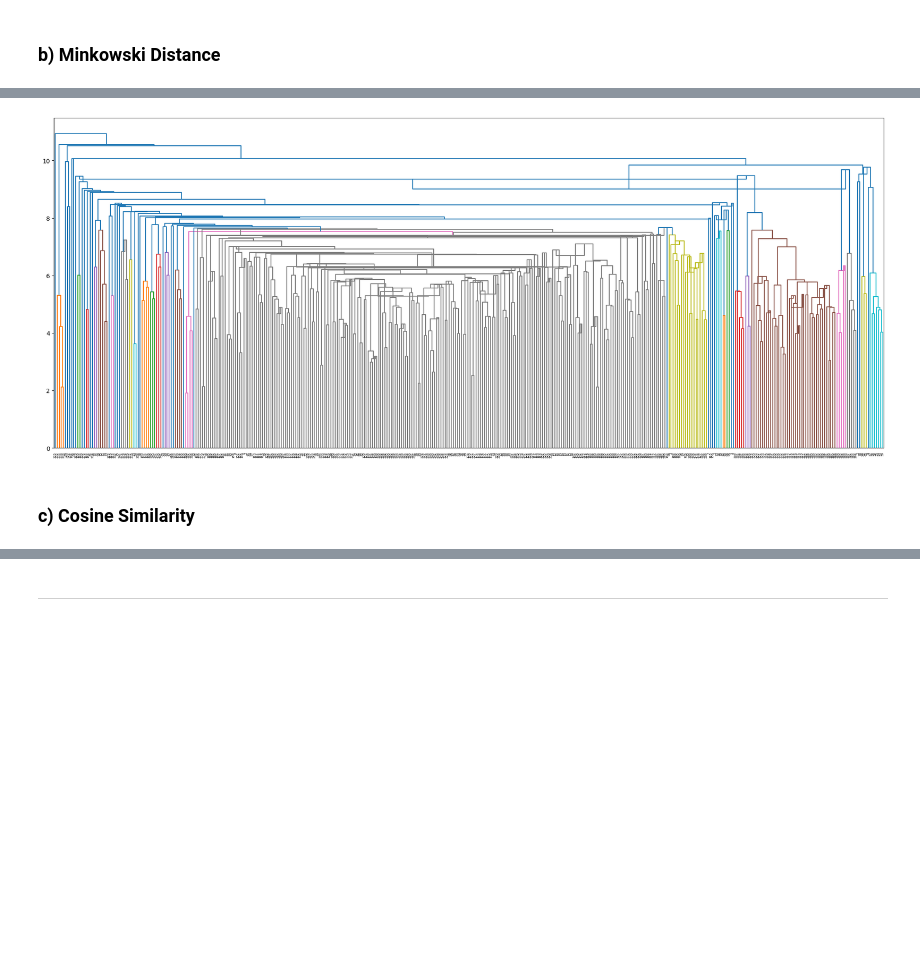
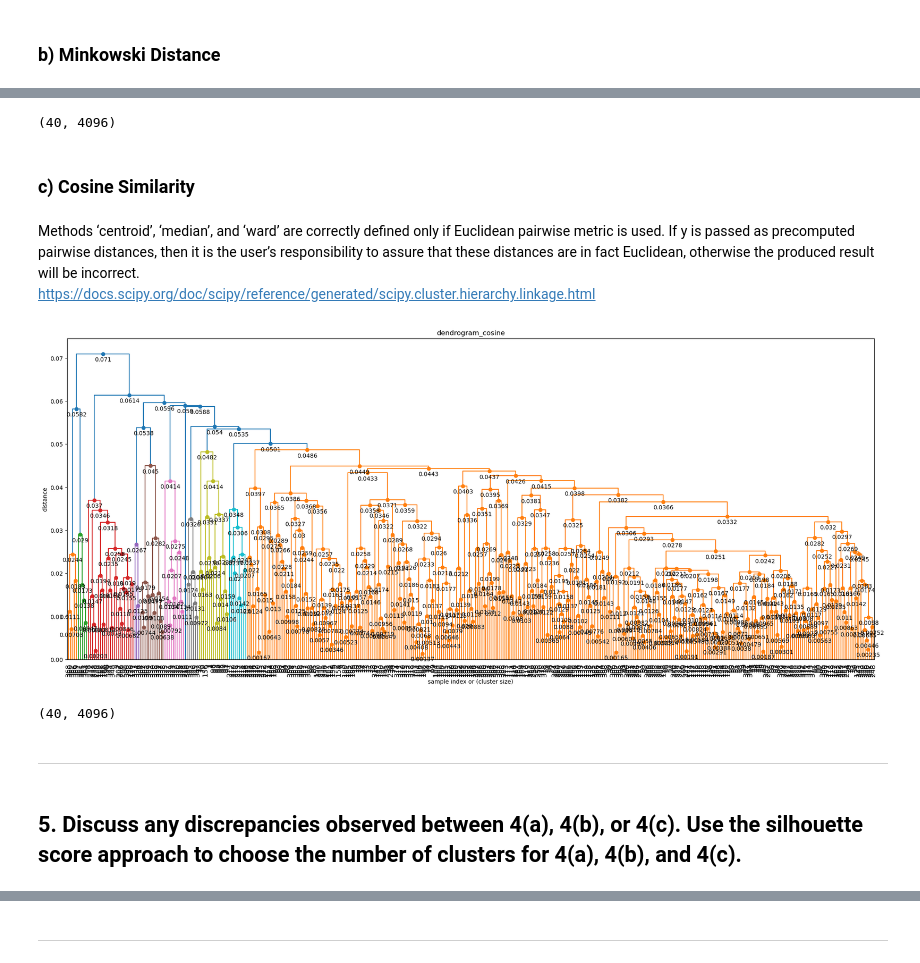
Before and after one commit to Ale248/FALL2024_COMP257, a Jupyter notebook: Assignment3/A3_Question1.ipynb, the cells around one changed output, grey strips where cells are left out. Drawn from its saved outputs; the diff is of its cells as text; code cells hidden in the pictures; blank space fills up the shorter version.

```diff
--- a/Assignment3/A3_Question1.ipynb
+++ b/Assignment3/A3_Question1.ipynb
@@ -260,9 +216,35 @@ plt.show()
-# %%
-plt.figure(figsize=(25, 10))
-dendrogram(Z_euclidean)
-plt.savefig(f"dendrogram_minkowski_{n_clusters}.png")
-plt.show()
-# %% [output]
-[figure, removed]
+# %%
+# Get reduced dataset
+X_reduced_minkowski = get_centroids(X, labels_minkowski)
+X_reduced_minkowski.shape
+# %% [output]
+(40, 4096)
 # %% [markdown]
 ### c) Cosine Similarity
+# %% [markdown]
+Methods ‘centroid’, ‘median’, and ‘ward’ are correctly defined only if Euclidean pairwise metric is used. If y is passed as precomputed pairwise distances, then it is the user’s responsibility to assure that these distances are in fact Euclidean, otherwise the produced result will be incorrect.
+https://docs.scipy.org/doc/scipy/reference/generated/scipy.cluster.hierarchy.linkage.html
+# %%
+# Use cosine similarity
+dist_cosine = pdist(X, metric="cosine")
+
+# Perform agglomerative clustering
+Z_cosine = linkage(dist_cosine, method="average")
+
+# Get labels (which cluster each point belongs to)
+labels_cosine = fcluster(Z_cosine, t=n_clusters, criterion="maxclust")
+# %%
+# Show how data points are merged
+use_fancy_dendrogram(Z_cosine, f"dendrogram_cosine", f"dendrogram_cosine.png")
+# %% [output]
+[figure, added]
+# %%
+# Get reduced dataset
+X_reduced_cosine = get_centroids(X, labels_cosine)
+X_reduced_cosine.shape
+# %% [output]
+(40, 4096)
+# %% [markdown]
+---
+# %% [markdown]
+## 5. Discuss any discrepancies observed between 4(a), 4(b), or 4(c). Use the silhouette score approach to choose the number of clusters for 4(a), 4(b), and 4(c).
```
Also changed, not shown: parts of 28 cells of this notebook, 11 other files.
